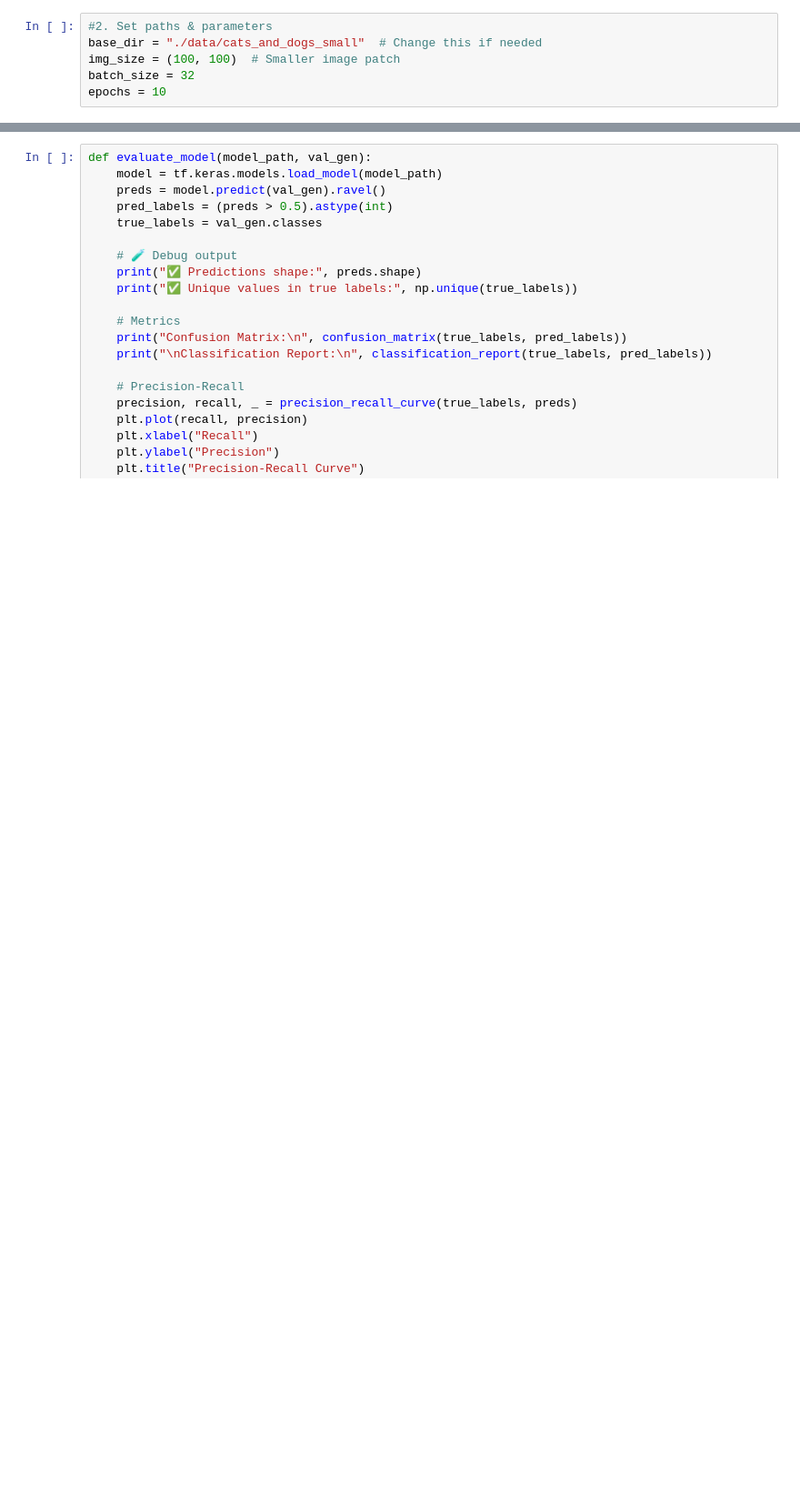
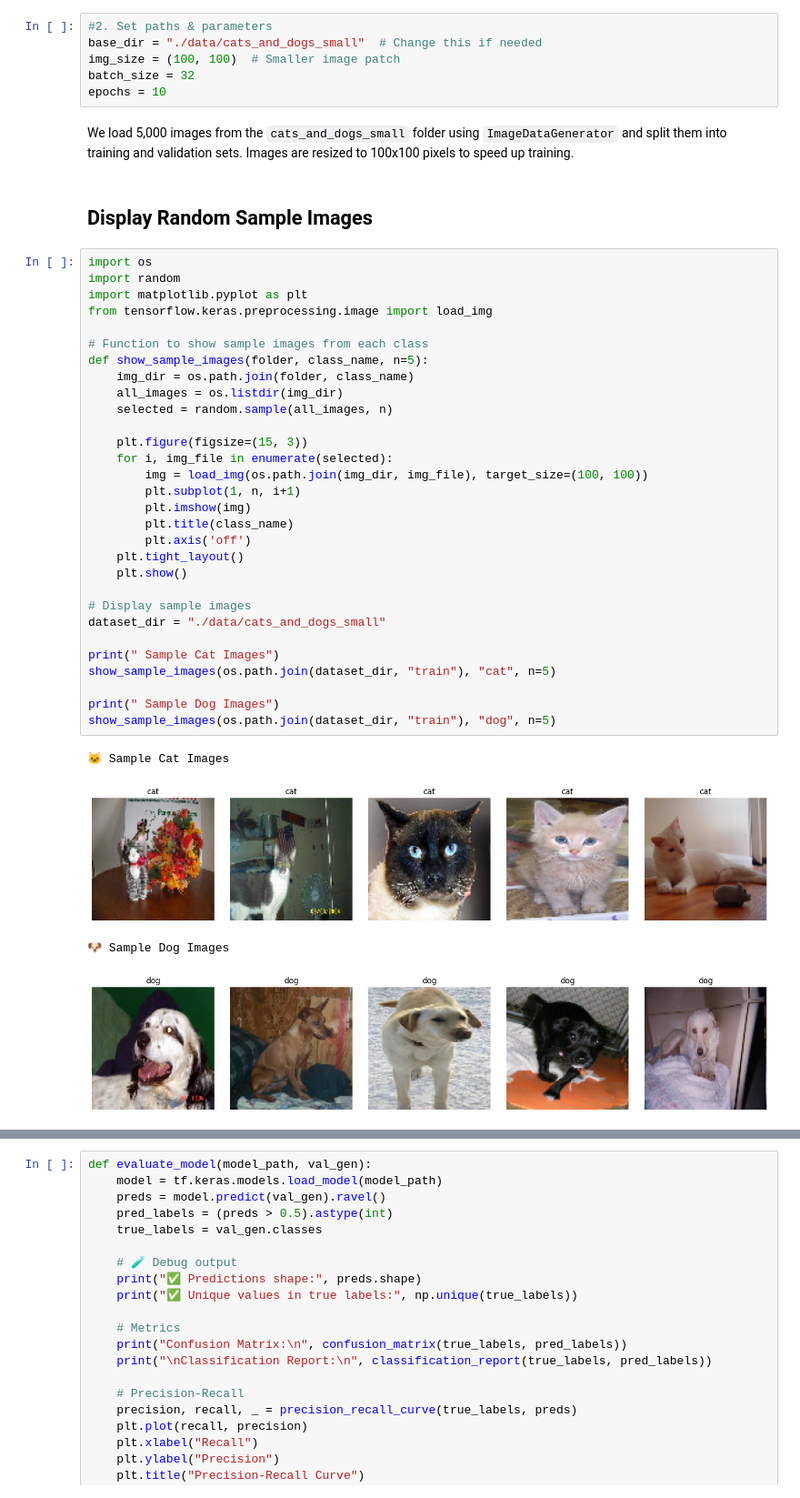
Before and after one commit to RehamAbuarqoub/Practical-Lab-3---Vanilla-CNN-and-Fine-Tune-VGG16, a Jupyter notebook: Lab 3.ipynb, the cells around one changed output, grey strips where cells are left out. Shown at 91% size. Saved outputs shown, nothing was run; the diff lists cells and outputs as text; blank space fills up the shorter version.

```diff
--- a/Lab 3.ipynb
+++ b/Lab 3.ipynb
@@ -15,3 +24,42 @@ base_dir = "./data/cats_and_dogs_small"  # Change this if needed
 img_size = (100, 100)  # Smaller image patch
 batch_size = 32
 epochs = 10
+# %% [markdown]
+We load 5,000 images from the `cats_and_dogs_small` folder using `ImageDataGenerator` and split them into training and validation sets. Images are resized to 100x100 pixels to speed up training.
+# %% [markdown]
+## Display Random Sample Images
+# %%
+import os
+import random
+import matplotlib.pyplot as plt
+from tensorflow.keras.preprocessing.image import load_img
+
+# Function to show sample images from each class
+def show_sample_images(folder, class_name, n=5):
+    img_dir = os.path.join(folder, class_name)
+    all_images = os.listdir(img_dir)
+    selected = random.sample(all_images, n)
+
+    plt.figure(figsize=(15, 3))
+    for i, img_file in enumerate(selected):
+        img = load_img(os.path.join(img_dir, img_file), target_size=(100, 100))
+        plt.subplot(1, n, i+1)
+        plt.imshow(img)
+        plt.title(class_name)
+        plt.axis('off')
+    plt.tight_layout()
+    plt.show()
+
+# Display sample images
+dataset_dir = "./data/cats_and_dogs_small"
+
+print(" Sample Cat Images")
+show_sample_images(os.path.join(dataset_dir, "train"), "cat", n=5)
+
+print(" Sample Dog Images")
+show_sample_images(os.path.join(dataset_dir, "train"), "dog", n=5)
+# %% [output]
+🐱 Sample Cat Images
+[figure, added]
+🐶 Sample Dog Images
+[figure, added]
```
Also changed, not shown: parts of 27 cells of this notebook, 2 other files.
